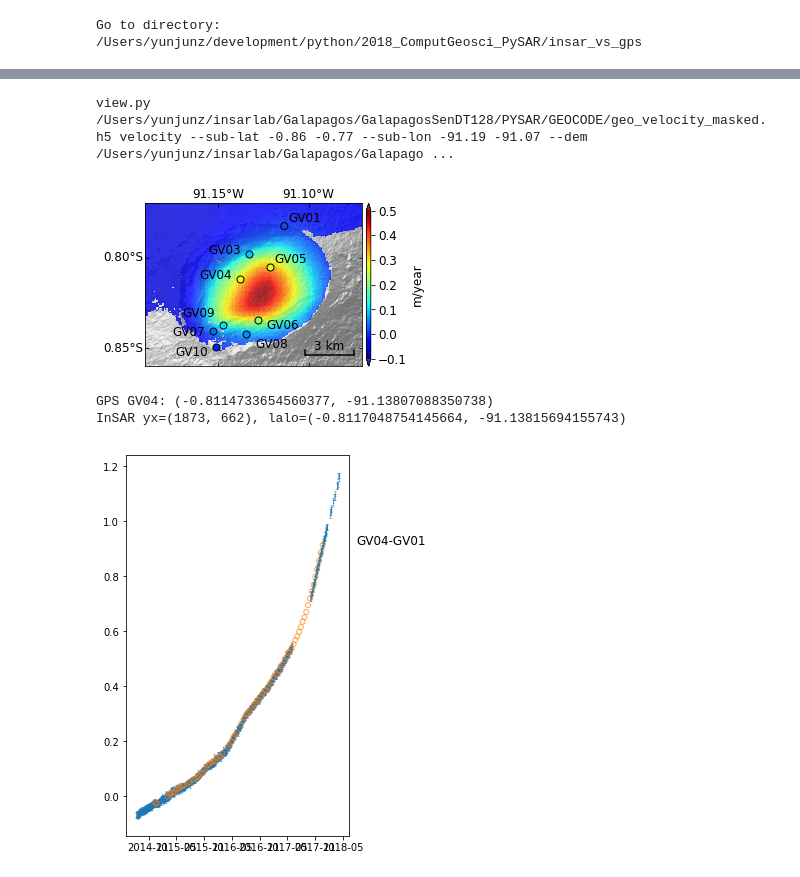
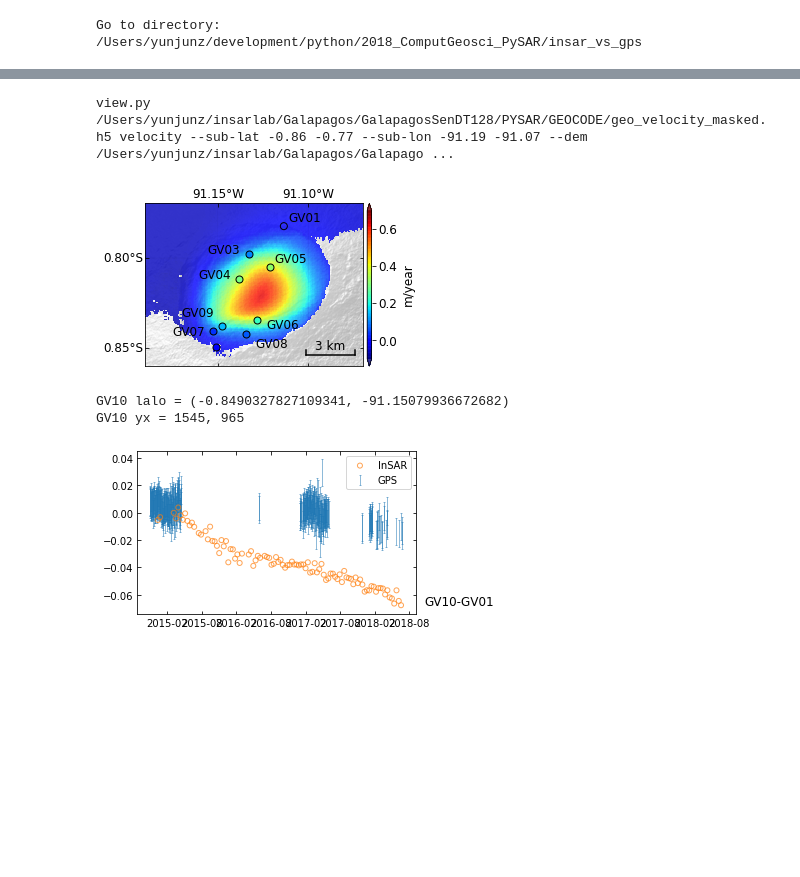
Before and after one commit to geodesymiami/Yunjun_et_al-2019-MintPy, a Jupyter notebook: insar_vs_gps.ipynb, the cells around one changed output, grey strips where cells are left out. Saved outputs shown, nothing was run; the diff lists cells and outputs as text; code cells hidden in the pictures; blank space fills up the shorter version.

```diff
--- a/insar_vs_gps.ipynb
+++ b/insar_vs_gps.ipynb
@@ -23,6 +23,9 @@ site_r = 'GV01' #'TOUO' #'ISCO'  'GV01'  'GV07'  None
 pysar_dir = '/Users/yunjunz/insarlab/Galapagos/GalapagosSenDT128/PYSAR/GEOCODE'
 ts_file = os.path.join(pysar_dir, 'geo_timeseries_ECMWF_demErr_refDate_plane.h5')
 
+mask_file = os.path.join(pysar_dir, 'geo_maskTempCoh.h5')
+mask = readfile.read(mask_file)[0]
+
 ts_obj = timeseries(ts_file)
 geom_file = os.path.join(pysar_dir, 'geo_geometryRadar.h5')
 ts_obj.open(print_msg=False)
@@ -35,6 +38,8 @@ t0 = ts_obj.times[0] - relativedelta(months=4)
 t1 = ts_obj.times[-1] + relativedelta(months=4)
 start_date = t0.strftime('%Y%m%d')
 end_date = t1.strftime('%Y%m%d')
+start_date = '20141101'
+end_date = '20180625'
 
 def read_timeseries(site, site_r=None):
     ## Read GPS
@@ -43,7 +48,7 @@ def read_timeseries(site, site_r=None):
      gps_dis,
      gps_std,
      site_lalo,
-     ref_site_lalo) = gps_obj.read_gps_los_displacement(atr, start_date, end_date,
+     ref_site_lalo) = gps_obj.read_gps_los_displacement(geom_file, start_date, end_date,
                                                         ref_site=site_r,
                                                         gps_comp='enu2los')
     #print('GPS {}: {}'.format(site, site_lalo))
@@ -52,6 +57,9 @@ def read_timeseries(site, site_r=None):
     coord = ut.coordinate(atr)
     y, x = coord.geo2radar(site_lalo[0], site_lalo[1], print_msg=False)[0:2]
     lalo = coord.radar2geo(y,x,print_msg=False)[0:2]
+    if site == 'GV10':
+        print('{} lalo = {}'.format(site, lalo))
+        print('{} yx = {}, {}'.format(site, y, x))
     box = (x, y, x+1, y+1)
     pysar_dis = readfile.read(ts_file, box=box, print_msg=False)[0]
     pysar_times = ts_obj.times
@@ -83,6 +91,9 @@ def read_timeseries(site, site_r=None):
     gps_dis -= gps_dis[comm_idx_gps]
     gps_std = np.sqrt(gps_std**2 + gps_std[comm_idx_gps]**2)
 
+    if mask[y, x] == 0:
+        pysar_dis = None
+
     return gps_times, gps_dis, gps_std, pysar_times, pysar_dis, site_lalo
 
 ## Plot
@@ -149,16 +163,19 @@ vel_file = os.path.join(pysar_dir, 'geo_velocity_masked.h5')
 dem_file = os.path.join(pysar_dir, '../../DEM/demLat_S02_N01_Lon_W092_W090.dem.wgs84')
 
 print_msg = False
-fig, ax2 = plt.subplots(figsize=(5, 3))
+fig, ax = plt.subplots(figsize=(5, 3))
 
 
 # call view.py functions to plot InSAR background
 view_cmd = ('view.py {vf} velocity --sub-lat -0.86 -0.77 --sub-lon -91.19 -91.07 '
-            '--dem {df} --dem-nocontour --vlim -0.1 0.5 '
+            '--dem {df} --dem-nocontour --vlim -0.1 0.70 '
             '-u m --lalo-step 0.05 --lalo-loc 1 0 1 0 --scalebar 0.2 0.85 0.07 --figsize 4 2.5 '
-            '--fontsize 12 --notitle --dpi 600 --cbar-nbins 7 --cbar-ext both '
-            '--show-gps --gps-comp enu2los --ref-gps GV01').format(vf=vel_file,
-                                                                   df=dem_file)
+            '--fontsize 12 --notitle --dpi 600 --cbar-nbins 4 --cbar-ext both '
+            '--show-gps --gps-comp enu2los --ref-gps GV01 '
+            '--gps-start-date {t0} --gps-end-date {t1} ').format(vf=vel_file,
+                                                                 df=dem_file,
+                                                                 t0=start_date,
+                                                                 t1=end_date)
 print(view_cmd)
 
 inps = view.cmd_line_parse(view_cmd.split()[1:])
@@ -169,11 +186,11 @@ data, atr = view.readfile.read(inps.file,
                                box=inps.pix_box,
                                print_msg=print_msg)
 data, inps = view.update_data_with_plot_inps(data, atr, inps, print_msg=print_msg)
-ax2, inps = view.plot_2d_matrix(ax2, data, atr, inps, print_msg=print_msg)[0:2]
+ax, inps = view.plot_2d_matrix(ax, data, atr, inps, print_msg=print_msg)[0:2]
 
 
 # plot GPS label
-gps_sites = ['GV{:02d}'.format(i) for i in [1] + np.arange(3,11).tolist()]
+gps_sites = ['GV{:02d}'.format(i) for i in [1] + np.arange(3,10).tolist()]
 lat_off = np.array([1,  0,  0,  1, -2,  -1, -3,   2,  -2]) * 0.05 / 20.
 lon_off = np.array([1, -9, -9,  1,  2,  -9,  2,  -9,  -9]) * 0.05 / 20.
 
@@ -184,34 +201,37 @@ for site in gps_sites:
     gps_lats.append(lat)
     gps_lons.append(lon)
 for i in range(len(gps_sites)):
-    ax2.annotate(gps_sites[i],
-                 (gps_lons[i]+lon_off[i],
-                  gps_lats[i]+lat_off[i]),
-                 fontsize=font_size)
+    ax.annotate(gps_sites[i],
+                (gps_lons[i]+lon_off[i],
+                 gps_lats[i]+lat_off[i]),
+                fontsize=font_size)
 
 plt.savefig('insar_vs_gps_map.jpg', bbox_inches='tight', transparent=True, dpi=fig_dpi)
 plt.show()
 # %% [output]
 view.py /Users/yunjunz/insarlab/Galapagos/GalapagosSenDT128/PYSAR/GEOCODE/geo_velocity_masked.h5 velocity --sub-lat -0.86 -0.77 --sub-lon -91.19 -91.07 --dem /Users/yunjunz/insarlab/Galapagos/Galapago ...
-[figure, old version]
+[figure, new version]
 # %%
 ## plot single station timeseries - InSAR vs GPS
-site = 'GV04'
+site = 'GV10'
 site_r = 'GV01'
-fig, ax = plt.subplots(figsize=(4, 7))
+fig, ax = plt.subplots(figsize=(5, 3))
 (gps_times,
  gps_dis,
  gps_std,
  pysar_times,
  pysar_dis) = read_timeseries(site=site, site_r=site_r)[0:5]
 
 ax = plot_timeseries(ax, site,
                      gps_times, gps_dis, gps_std,
                      pysar_times, pysar_dis,
                      site_r=site_r,
                      offset=0)
+ax.tick_params(which='both', direction='in', top=True, bottom=True, left=True, right=True)
+ax.legend()
+plt.savefig('{}-{}.jpg'.format(site, site_r), bbox_inches='tight', transparent=True, dpi=fig_dpi)
 plt.show()
 # %% [output]
-GPS GV04: (-0.8114733654560377, -91.13807088350738)
-InSAR yx=(1873, 662), lalo=(-0.8117048754145664, -91.13815694155743)
+GV10 lalo = (-0.8490327827109341, -91.15079936672682)
+GV10 yx = 1545, 965
-[figure, old version]
+[figure, new version]
```
Also changed, not shown: parts of 1 cell of this notebook.
